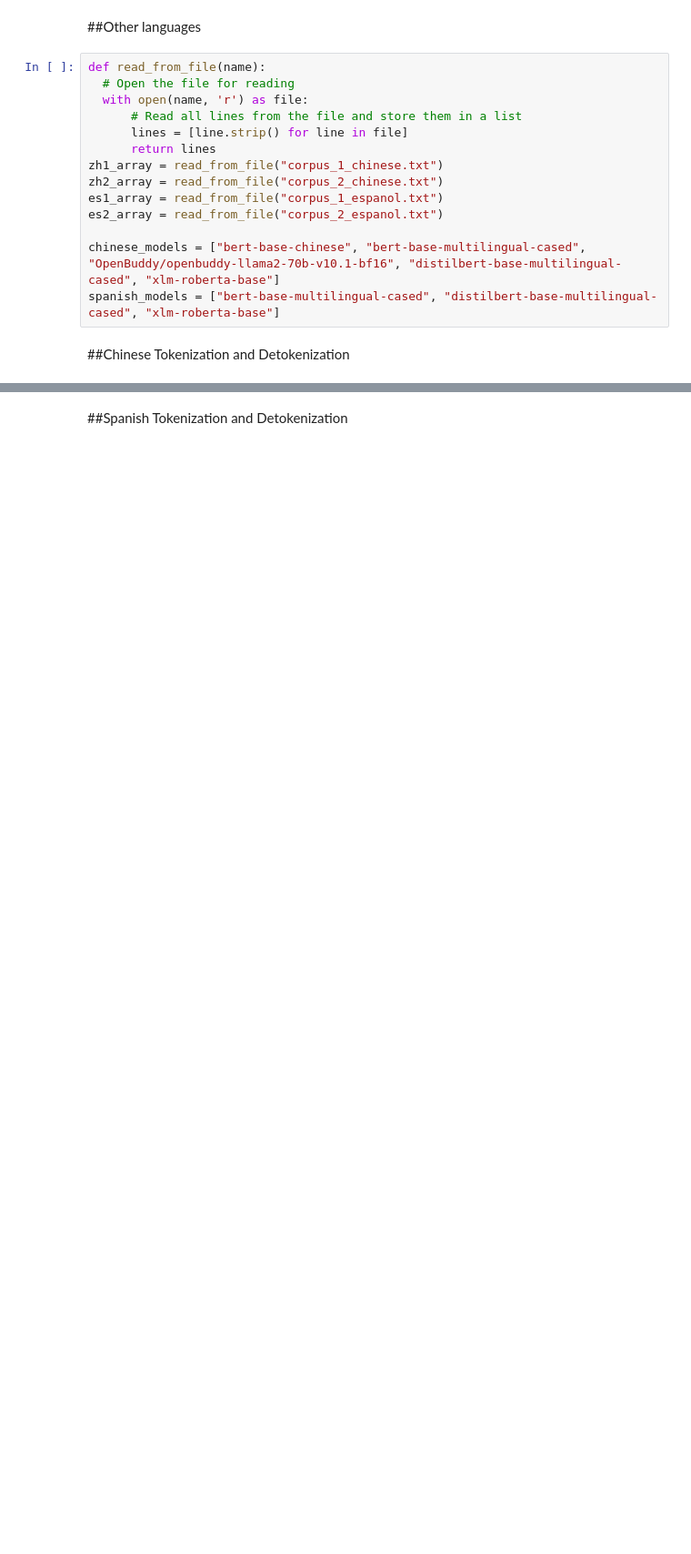
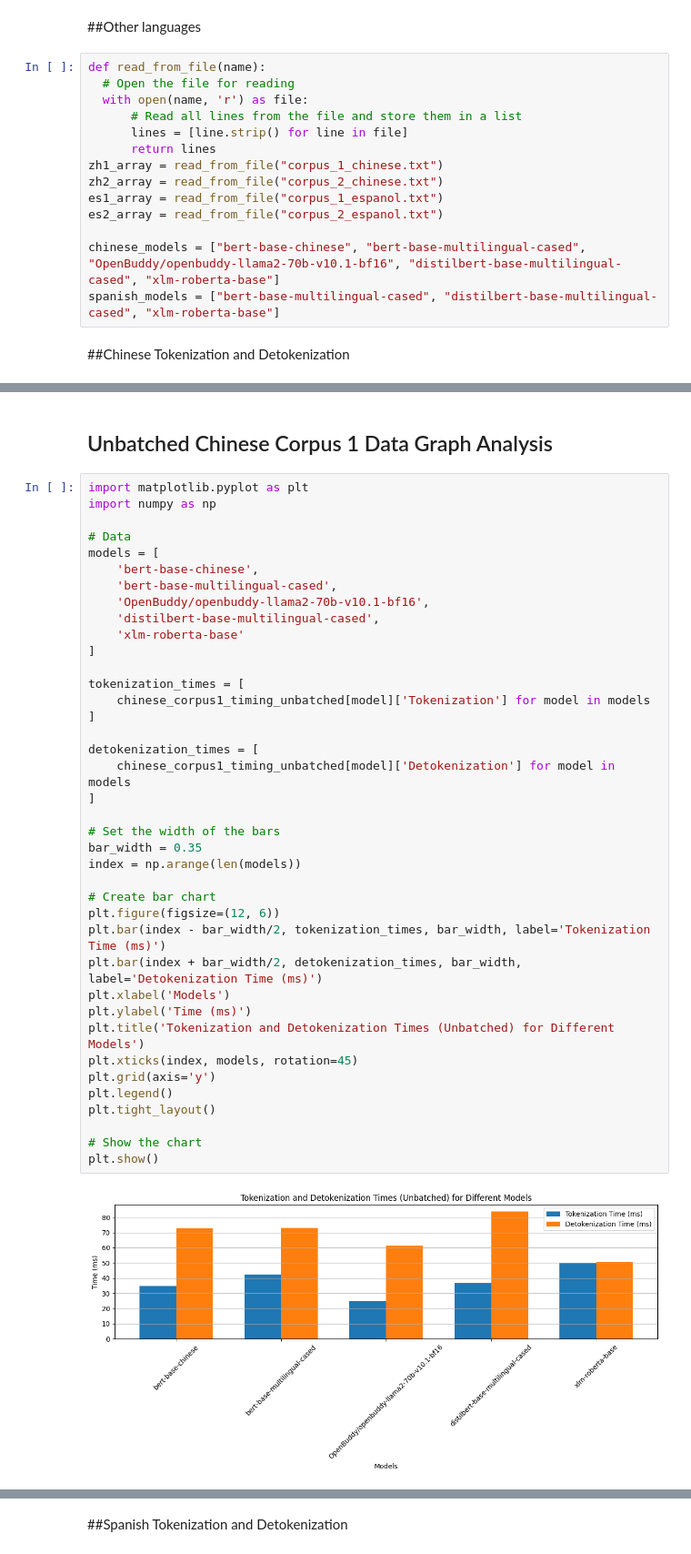
Before and after one commit to Yapping72/ICT3102-e-mc2-assignment-1, a Jupyter notebook: ICT3102_Assignment1.ipynb, the cells around one changed output, grey strips where cells are left out. Shown at 91% size. Drawn from its saved outputs; the diff is of its cells as text; blank space fills up the shorter version.

Commit message:
graph plotted
graph plotted

```diff
--- a/ICT3102_Assignment1.ipynb
+++ b/ICT3102_Assignment1.ipynb
@@ -337,0 +412,43 @@ Detokenization Time: 157.928466796875 ms
+# %% [markdown]
+## Unbatched Chinese Corpus 1 Data Graph Analysis
+# %%
+import matplotlib.pyplot as plt
+import numpy as np
+
+# Data
+models = [
+    'bert-base-chinese',
+    'bert-base-multilingual-cased',
+    'OpenBuddy/openbuddy-llama2-70b-v10.1-bf16',
+    'distilbert-base-multilingual-cased',
+    'xlm-roberta-base'
+]
+
+tokenization_times = [
+    chinese_corpus1_timing_unbatched[model]['Tokenization'] for model in models
+]
+
+detokenization_times = [
+    chinese_corpus1_timing_unbatched[model]['Detokenization'] for model in models
+]
+
+# Set the width of the bars
+bar_width = 0.35
+index = np.arange(len(models))
+
+# Create bar chart
+plt.figure(figsize=(12, 6))
+plt.bar(index - bar_width/2, tokenization_times, bar_width, label='Tokenization Time (ms)')
+plt.bar(index + bar_width/2, detokenization_times, bar_width, label='Detokenization Time (ms)')
+plt.xlabel('Models')
+plt.ylabel('Time (ms)')
+plt.title('Tokenization and Detokenization Times (Unbatched) for Different Models')
+plt.xticks(index, models, rotation=45)
+plt.grid(axis='y')
+plt.legend()
+plt.tight_layout()
+
+# Show the chart
+plt.show()
+# %% [output]
+[figure, added]
```
Also changed, not shown: parts of 31 cells of this notebook.
